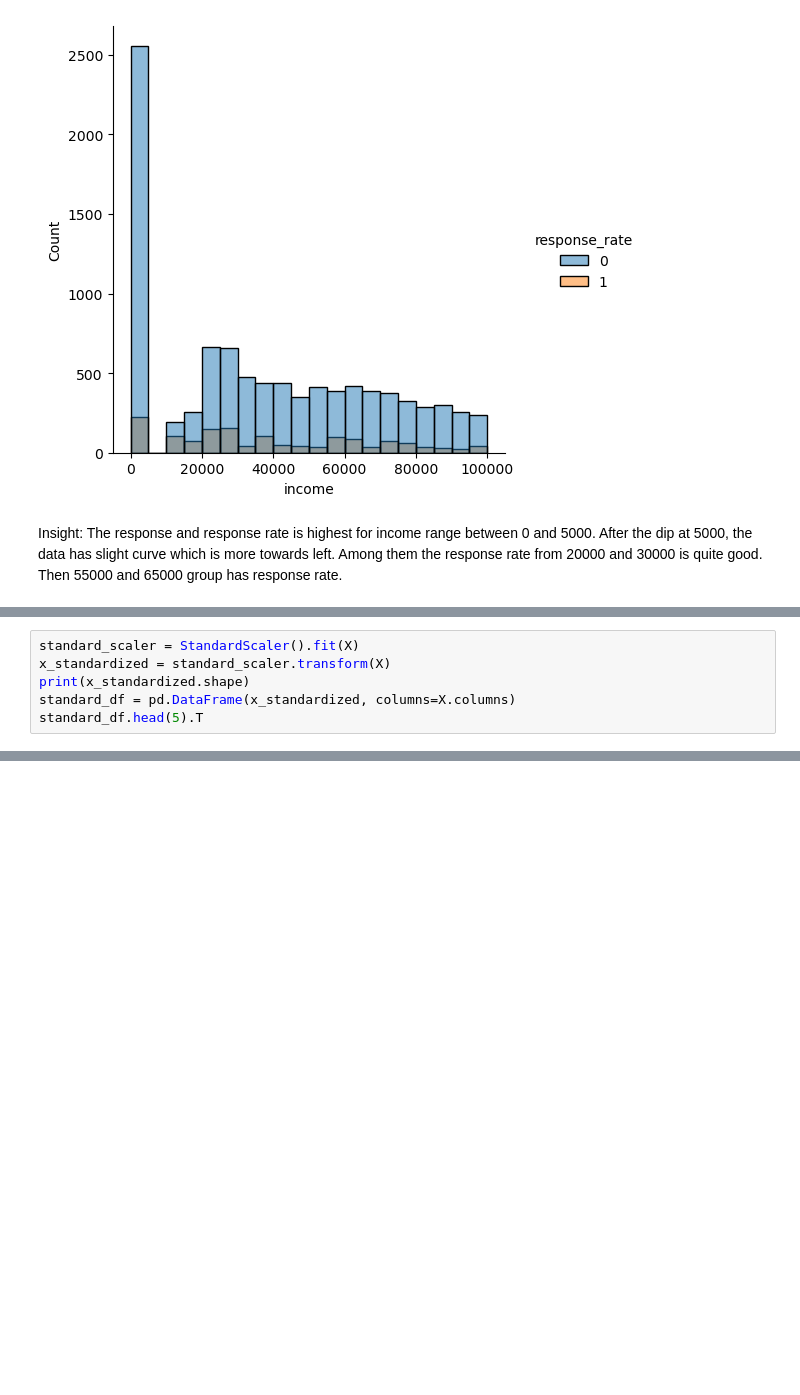
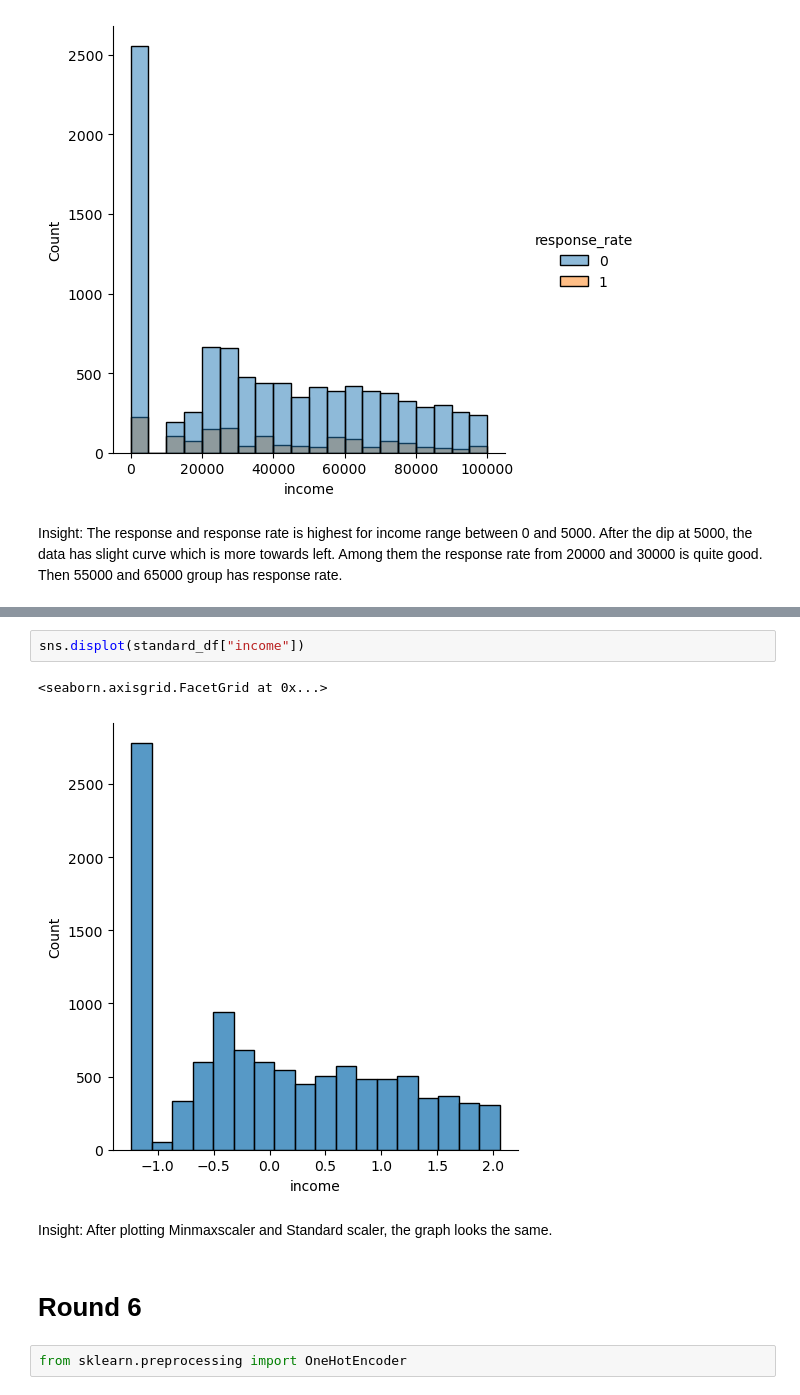
Before and after one commit to vrushali92/lab-customer-analysis-round-2, a Jupyter notebook: files_for_lab/csv_files/Customer_Analysis_Round_2_3_4.ipynb, the cells around one changed output, grey strips where cells are left out. Cells and saved outputs as stored; diff of their text form; blank space fills up the shorter version.

Commit message:
Round 6 complete

```diff
--- a/files_for_lab/csv_files/Customer_Analysis_Round_2_3_4.ipynb
+++ b/files_for_lab/csv_files/Customer_Analysis_Round_2_3_4.ipynb
@@ -897,6 +617,0 @@ scaled_df.head(5).T
-# %%
-standard_scaler = StandardScaler().fit(X)
-x_standardized = standard_scaler.transform(X)
-print(x_standardized.shape)
-standard_df = pd.DataFrame(x_standardized, columns=X.columns)
-standard_df.head(5).T
@@ -931,0 +917,11 @@ sns.displot(scaled_df["income"])
+# %%
+sns.displot(standard_df["income"])
+# %% [output]
+<seaborn.axisgrid.FacetGrid at 0x...>
+[figure, added]
+# %% [markdown]
+Insight: After plotting Minmaxscaler and Standard scaler, the graph looks the same.
+# %% [markdown]
+# Round 6
+# %%
+from sklearn.preprocessing import OneHotEncoder
```
Also changed, not shown: parts of 115 cells of this notebook.
